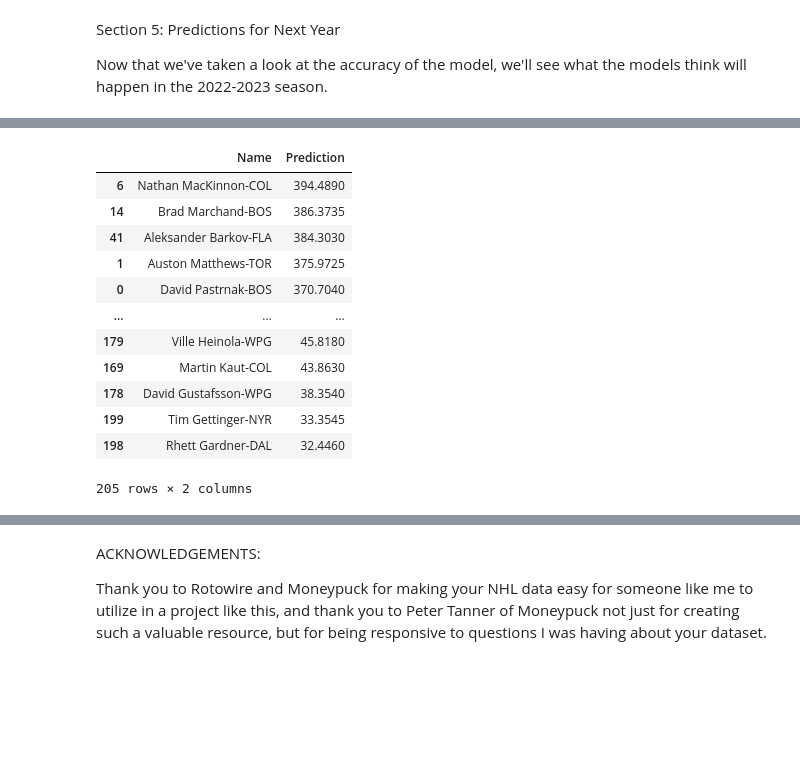
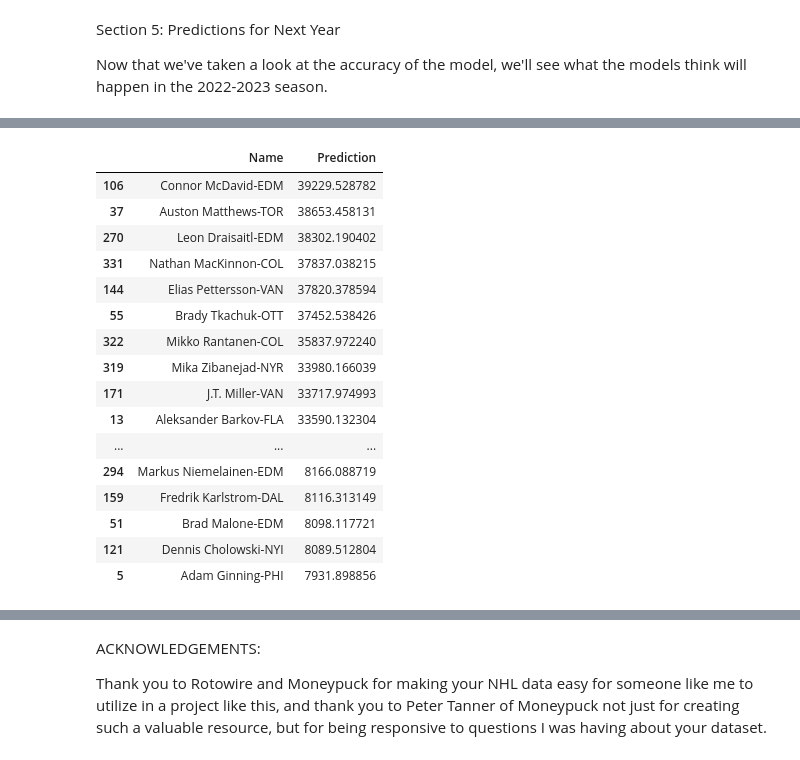
Before and after one commit to chrisberry888/FantasyHockeyAnalyzer, a Jupyter notebook: Fantasy Hockey Analyzer Notebook.ipynb, the cells around one changed output, grey strips where cells are left out. Saved outputs shown, nothing was run; the diff lists cells and outputs as text; code cells hidden in the pictures; blank space fills up the shorter version.

Commit message:
Updated the models: made 600 total models and took the average of all these predictions. I used this list to draft my fantasy team for the 2023-24 season.

```diff
--- a/Fantasy Hockey Analyzer Notebook.ipynb
+++ b/Fantasy Hockey Analyzer Notebook.ipynb
@@ -49,11 +50,11 @@ points_dict = {"Goals":5, "Assists":3, "+/-":1.5, "PIM":-0.25, "PP_Goals":4, "PP
 # %% [markdown]
 The following block takes all of the data in the repository and turns it into year-by-year player data. For each year from 2010 to 2021, the for-loop reads the rotowire and moneypuck data from the csv files in the repository, merges the datasets together, calculates the player's fantasy points for that season, does some formatting, then adds it to the "yearly_player_data" list. This list can be used later on for turning into ML-readable data.
 # %%
-#I have data from the 2010-2011 season through the 2021-2022 season.
+#I have data from the 2010-2011 season through the 2022-2023 season.
 #By the end of this block, there will be 12 seasons-worth of data in the "data" variable
 yearly_player_data = []
 
-for i in range(2010, 2022):
+for i in range(2010, 2023):
     new_data = []
 
     #Imports the rotowire and moneypuck datasets from the selected year into rdf and mdf
@@ -102,19 +103,19 @@ The following block takes the yearly data and turns it into ML-readable data. Fo
 ml_data_one_year = pd.DataFrame()
 ml_data_two_year = pd.DataFrame()
 ml_data_three_year = pd.DataFrame()
-for i in range(2011, 2022):
+for i in range(2011, 2023):
     arr = [yearly_player_data[i-2011]]
     points_df = yearly_player_data[i-2010]
     temp = mx.merge_dataframes(arr, points_df)
     ml_data_one_year = pd.concat([ml_data_one_year, temp], ignore_index=True)
 
-for i in range(2012, 2022):
+for i in range(2012, 2023):
     arr = [yearly_player_data[i-2012], yearly_player_data[i-2011]]
     points_df = yearly_player_data[i-2010]
     temp = mx.merge_dataframes(arr, points_df)
     ml_data_two_year = pd.concat([ml_data_two_year, temp], ignore_index=True)
 
-for i in range(2013, 2022):
+for i in range(2013, 2023):
     arr = [yearly_player_data[i-2013], yearly_player_data[i-2012], yearly_player_data[i-2011]]
     points_df = yearly_player_data[i-2010]
     temp = mx.merge_dataframes(arr, points_df)
@@ -126,14 +127,18 @@ Now that we have the data that ml models can read, we can now train the models.
 # %% [markdown]
 ONE YEAR:
 # %%
+#number of models per model type (mpt = models per type)
+mpt = 100
+
 arr = mx.separate_fantasy_points(ml_data_one_year)
 X = mx.reformat_df(arr[0])
 y = arr[1]
 
-X_train_one, X_test_one, y_train_one, y_test_one = train_test_split(X, y)
 
 one_year_regr = MLPRegressor(max_iter=1000)
-one_year_regr.fit(X_train_one, y_train_one)
+
 
 one_year_RF = RandomForestRegressor()
-one_year_RF.fit(X_train_one, y_train_one)
+
+
+one_year_regr_models = mx.sim(one_year_regr, X, y, mpt)
@@ -312,21 +205,0 @@ display(two_year_df)
-# %%
-three_year_pred = [yearly_player_data[i] for i in [9,10,11]]
-three_year_pred = mx.merge_dataframes(three_year_pred, yearly_player_data[11])
-three_year_pred.drop(columns=["Predicted_Fantasy_Points"], inplace=True)
-three_year_df = mx.get_name_predictions(three_year_RF, three_year_pred)
-three_year_df.sort_values(by="Prediction", ascending=False, inplace=True)
-display(three_year_df)
-# %% [output]
-|  | Name | Prediction |
-| 6 | Nathan MacKinnon-COL | 394.4890 |
-| 14 | Brad Marchand-BOS | 386.3735 |
-| 41 | Aleksander Barkov-FLA | 384.3030 |
-| 1 | Auston Matthews-TOR | 375.9725 |
-| 0 | David Pastrnak-BOS | 370.7040 |
-| ... | ... | ... |
-| 179 | Ville Heinola-WPG | 45.8180 |
-| 169 | Martin Kaut-COL | 43.8630 |
-| 178 | David Gustafsson-WPG | 38.3540 |
-| 199 | Tim Gettinger-NYR | 33.3545 |
-| 198 | Rhett Gardner-DAL | 32.4460 |
-205 rows × 2 columns
@@ -332,0 +254,26 @@ display(three_year_df)
+# %%
+pd.options.display.max_rows = None
+# %%
+
+one_year_df = mx.sum_predictions(dfs1)
+one_year_df.sort_values(by="Prediction", ascending=False, inplace=True)
+pd.options.display.max_rows = None
+display(one_year_df)
+# %% [output]
+|  | Name | Prediction |
+| 106 | Connor McDavid-EDM | 39229.528782 |
+| 37 | Auston Matthews-TOR | 38653.458131 |
+| 270 | Leon Draisaitl-EDM | 38302.190402 |
+| 331 | Nathan MacKinnon-COL | 37837.038215 |
+| 144 | Elias Pettersson-VAN | 37820.378594 |
+| 55 | Brady Tkachuk-OTT | 37452.538426 |
+| 322 | Mikko Rantanen-COL | 35837.972240 |
+| 319 | Mika Zibanejad-NYR | 33980.166039 |
+| 171 | J.T. Miller-VAN | 33717.974993 |
+| 13 | Aleksander Barkov-FLA | 33590.132304 |
+| ... | ... | ... |
+| 294 | Markus Niemelainen-EDM | 8166.088719 |
+| 159 | Fredrik Karlstrom-DAL | 8116.313149 |
+| 51 | Brad Malone-EDM | 8098.117721 |
+| 121 | Dennis Cholowski-NYI | 8089.512804 |
+| 5 | Adam Ginning-PHI | 7931.898856 |
```
Also changed, not shown: parts of 22 cells of this notebook, 3 other files.
